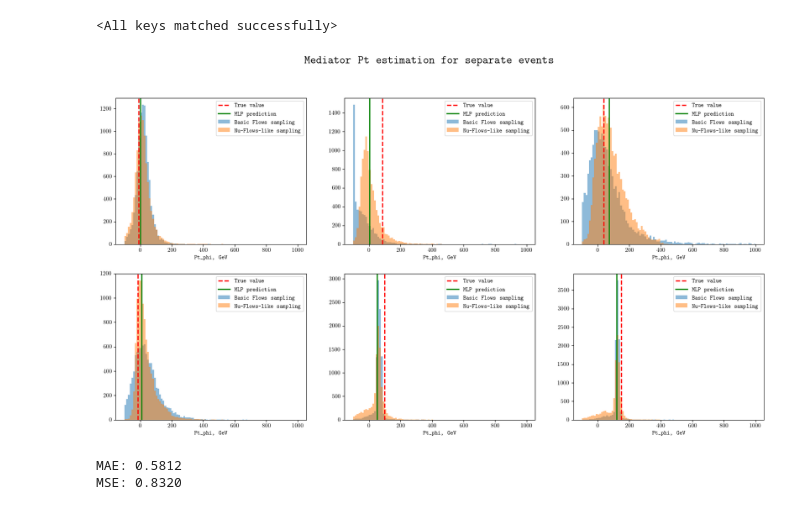
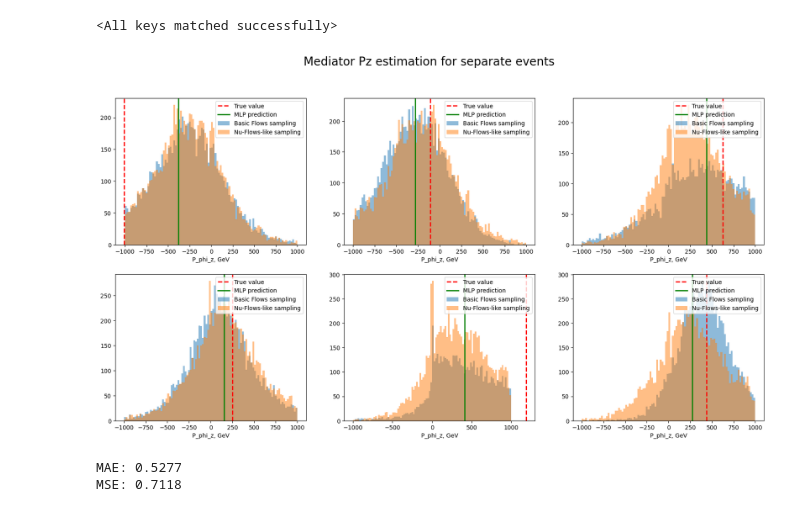
Before and after one commit to emil2001/SpinCorrs, a Jupyter notebook: notebooks/SpinCorrs_regression_NF.ipynb, the cells around one changed output. Saved outputs shown, nothing was run; the diff lists cells and outputs as text; code cells hidden in the pictures.

Commit message:
Long training

```diff
--- a/notebooks/SpinCorrs_regression_NF.ipynb
+++ b/notebooks/SpinCorrs_regression_NF.ipynb
@@ -52,9 +52,13 @@ df_SM['M_phi'] = np.sqrt(df_SM['E_phi']**2 - (df_SM['p_phi_x']**2 + df_SM['p_phi
 df_DM['M_phi'] = np.sqrt(df_DM['E_phi']**2 - (df_DM['p_phi_x']**2 + df_DM['p_phi_y']**2 + df_DM['p_phi_z']**2))
 
 train_raw_SM, test_raw_SM = train_test_split(df_SM, test_size=0.2)
+train_raw_SM, val_raw_SM = train_test_split(train_raw_SM, test_size=0.2)
+
 train_raw_DM, test_raw_DM = train_test_split(df_DM, test_size=0.2)
+train_raw_DM, val_raw_DM = train_test_split(train_raw_DM, test_size=0.2)
 
 train_raw = pd.concat([train_raw_SM, train_raw_DM], axis=0) # We use the 1/1 mix of SM and DM datasets for training
+val_raw = pd.concat([val_raw_SM, val_raw_DM], axis=0)
 test_raw = pd.concat([test_raw_SM, test_raw_DM], axis=0)
 # %%
 y_vars = ['p_nu_x', 'p_nu_y', 'p_nu_z', 'p_phi_x', 'p_phi_y', 'p_phi_z']
@@ -321,15 +286,15 @@ LOCAL_RANK: 0 - CUDA_VISIBLE_DEVICES: [0]
 # %%
-checkpoint = torch.load('../checkpoints/parton/mlp.ckpt')
+checkpoint = torch.load('../checkpoints/parton/mlp-v1.ckpt')
 state_dict = checkpoint["state_dict"]
 model_dict = {key.removeprefix("model."):val for key, val in state_dict.items()}
 mlp_model.load_state_dict(model_dict)
 
-checkpoint = torch.load('../checkpoints/parton/basic_flow.ckpt')
+checkpoint = torch.load('../checkpoints/parton/basic_flow-v1.ckpt')
 state_dict = checkpoint["state_dict"]
 model_dict = {key.removeprefix("model."):val for key, val in state_dict.items()}
 basic_flow.load_state_dict(model_dict)
 
-checkpoint = torch.load('../checkpoints/parton/nu_flow.ckpt')
+checkpoint = torch.load('../checkpoints/parton/nu_flow-v1.ckpt')
 state_dict = checkpoint["state_dict"]
 model_dict = {key.removeprefix("model."):val for key, val in state_dict.items()}
 nu_flow.load_state_dict(model_dict)
@@ -349,26 +314,26 @@ y_test_unscaled = scaler_y.inverse_transform(y_test_DM)
 # %%
 from pathlib import Path
 Path("../plots/parton").mkdir(parents=True, exist_ok=True)
 
-plt.rcParams.update({
-    "text.usetex": True,
-    "font.family": "monospace",
-    "font.monospace": "Computer Modern Typewriter"
-})
-
+# plt.rcParams.update({
+#     "text.usetex": True,
+#     "font.family": "monospace",
+#     "font.monospace": "Computer Modern Typewriter"
+# })
+plt.rcParams.update(plt.rcParamsDefault)
 fig, axes = plt.subplots(2,3, figsize=(20,10))
 for i, ax in enumerate(axes.flat):
-    ax.axvline(y_test_unscaled[i][0], c='red', label = "True value", linestyle = '--', linewidth = 2)
-    ax.axvline(pred_mlp[i][0], c='green', label = "MLP prediction", linewidth = 2)
-    ax.hist(scaler_y.inverse_transform(pred_basic[i])[:,0], bins = 100, range = (-100, 1000), alpha=.5, label = "Basic Flows sampling")
-    ax.hist(scaler_y.inverse_transform(pred_nuflows[i])[:,0], bins = 100, range = (-100, 1000), alpha=.5, label = "Nu-Flows-like sampling")
+    ax.axvline(y_test_unscaled[i][5], c='red', label = "True value", linestyle = '--', linewidth = 2)
+    ax.axvline(pred_mlp[i][5], c='green', label = "MLP prediction", linewidth = 2)
+    ax.hist(scaler_y.inverse_transform(pred_basic[i])[:,5], bins = 100, range = (-1000, 1000), alpha=.5, label = "Basic Flows sampling")
+    ax.hist(scaler_y.inverse_transform(pred_nuflows[i])[:,5], bins = 100, range = (-1000, 1000), alpha=.5, label = "Nu-Flows-like sampling")
     ax.legend(loc='upper right', fontsize=10)
-    ax.set_xlabel("Pt_phi, GeV")
-fig.suptitle("Mediator Pt estimation for separate events", fontsize = 20)
-plt.savefig("../plots/parton/Pt_NF_comparison.pdf")
+    ax.set_xlabel("P_phi_z, GeV")
+fig.suptitle("Mediator Pz estimation for separate events", fontsize = 20)
+plt.savefig("../plots/parton/Pz_NF_comparison.pdf")
 plt.show()
 # %% [output]
-[figure, old version]
+[figure, new version]
 # %%
 X_test_DM = pd.DataFrame(scaler_X.transform(np.array(test_raw_DM[X_vars])), columns=X_vars)
 y_test_DM = pd.DataFrame(scaler_y.transform(np.array(test_raw_DM[y_vars])), columns=y_vars)
@@ -382,7 +347,7 @@ mean_absolute_error = MeanAbsoluteError()
 print(f'MAE: {mean_absolute_error(torch.tensor(pred_mlp), torch.tensor(y_test_DM.values)):.4f}')
 print(f'MSE: {mean_squared_error(torch.tensor(pred_mlp), torch.tensor(y_test_DM.values)):.4f}')
 # %% [output]
-MAE: 0.5812
-MSE: 0.8320
+MAE: 0.5277
+MSE: 0.7118
 # %%
 def plot_targets(y_vars, pred, y_test_unscaled, bins = 100, alpha = 0.5,
```
Also changed, not shown: parts of 17 cells of this notebook, 26 other files.
